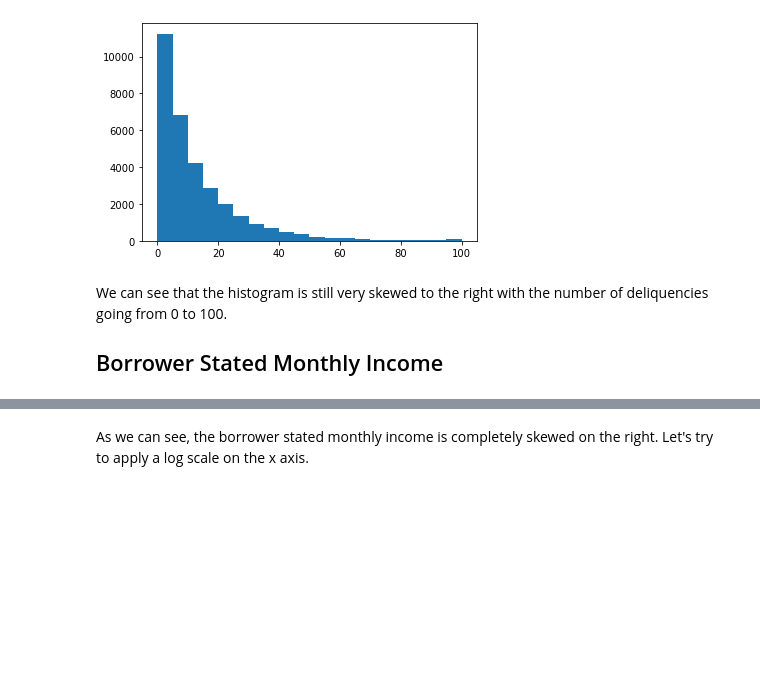
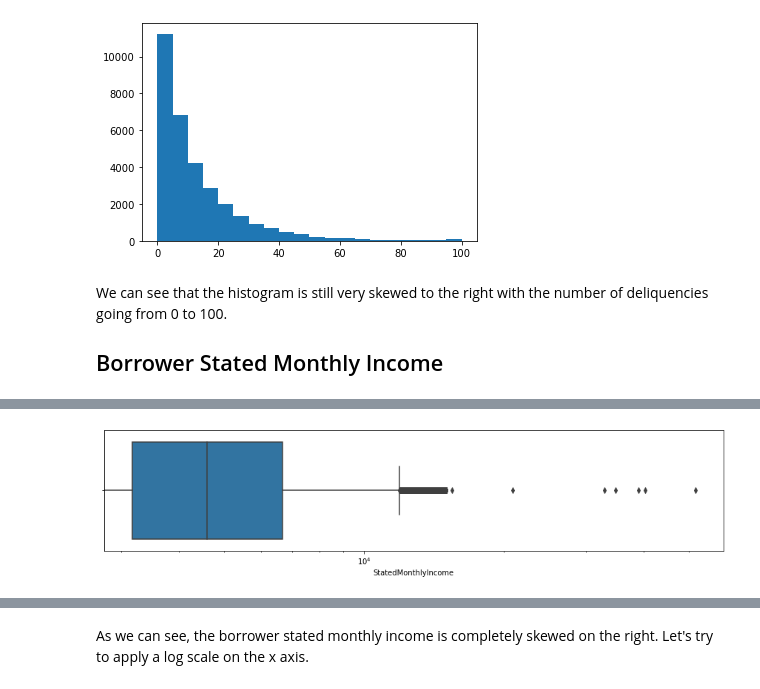
Before and after one commit to Simonmaignan/udacity-data-analysis, a Jupyter notebook: project-communicate-data-findings/data_exploration.ipynb, the cells around one changed output, grey strips where cells are left out. Cells and saved outputs as stored; diff of their text form; code cells hidden in the pictures; blank space fills up the shorter version.

```diff
--- a/project-communicate-data-findings/data_exploration.ipynb
+++ b/project-communicate-data-findings/data_exploration.ipynb
@@ -315,0 +415,11 @@ Name: StatedMonthlyIncome, dtype: float64
+# %%
+# Keep only the entries with stated monthly income lower than 1 million
+df_loan_data = df_loan_data[df_loan_data.StatedMonthlyIncome < 1000000]
+
+# Divide by 12 each monthly income higher than 15k$ to transform from
+df_loan_data.StatedMonthlyIncome = df_loan_data.StatedMonthlyIncome.apply(lambda x: x/12 if x > 15000 else x)
+plt.figure(figsize=[15, 3]);
+sb.boxplot(data=df_loan_data, x='StatedMonthlyIncome', color=base_color);
+plt.xscale('log');
+# %% [output]
+[figure, added]
```
Also changed, not shown: parts of 42 cells of this notebook, 2 other files.
